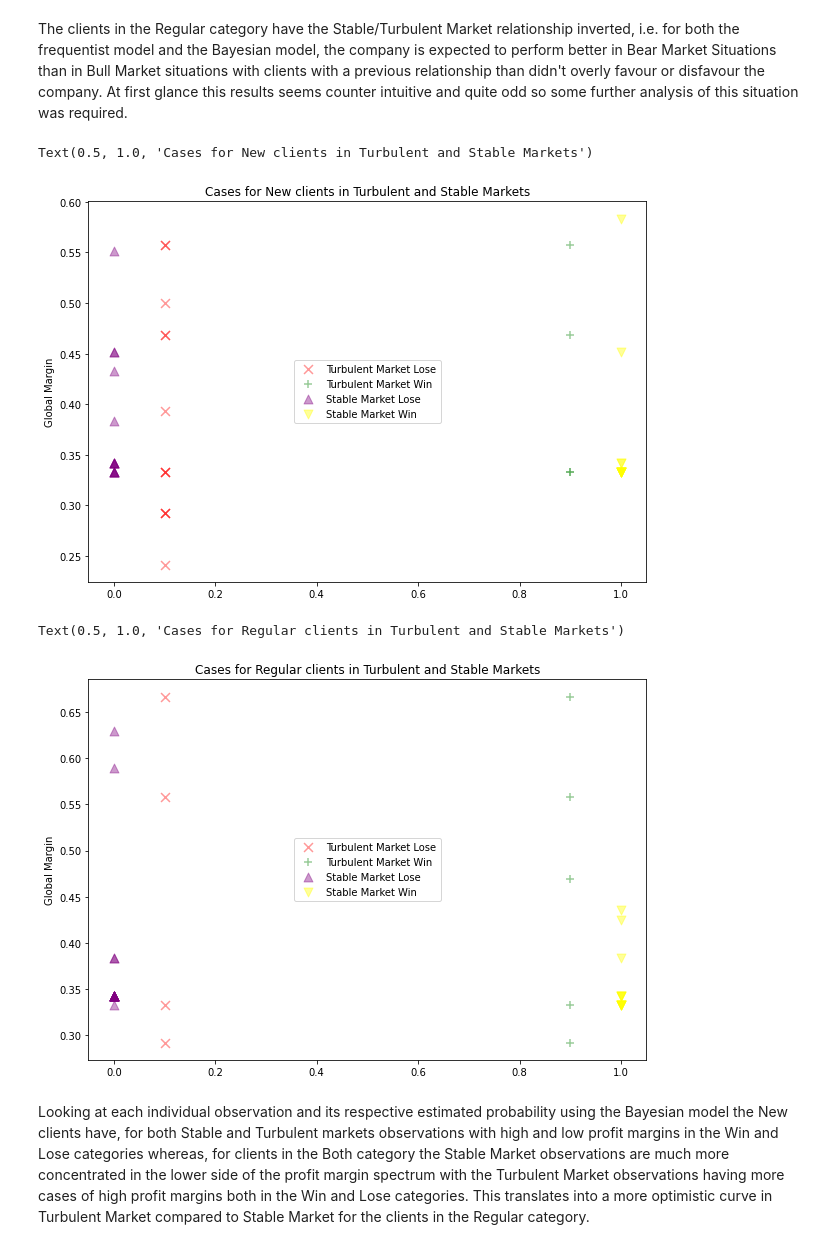
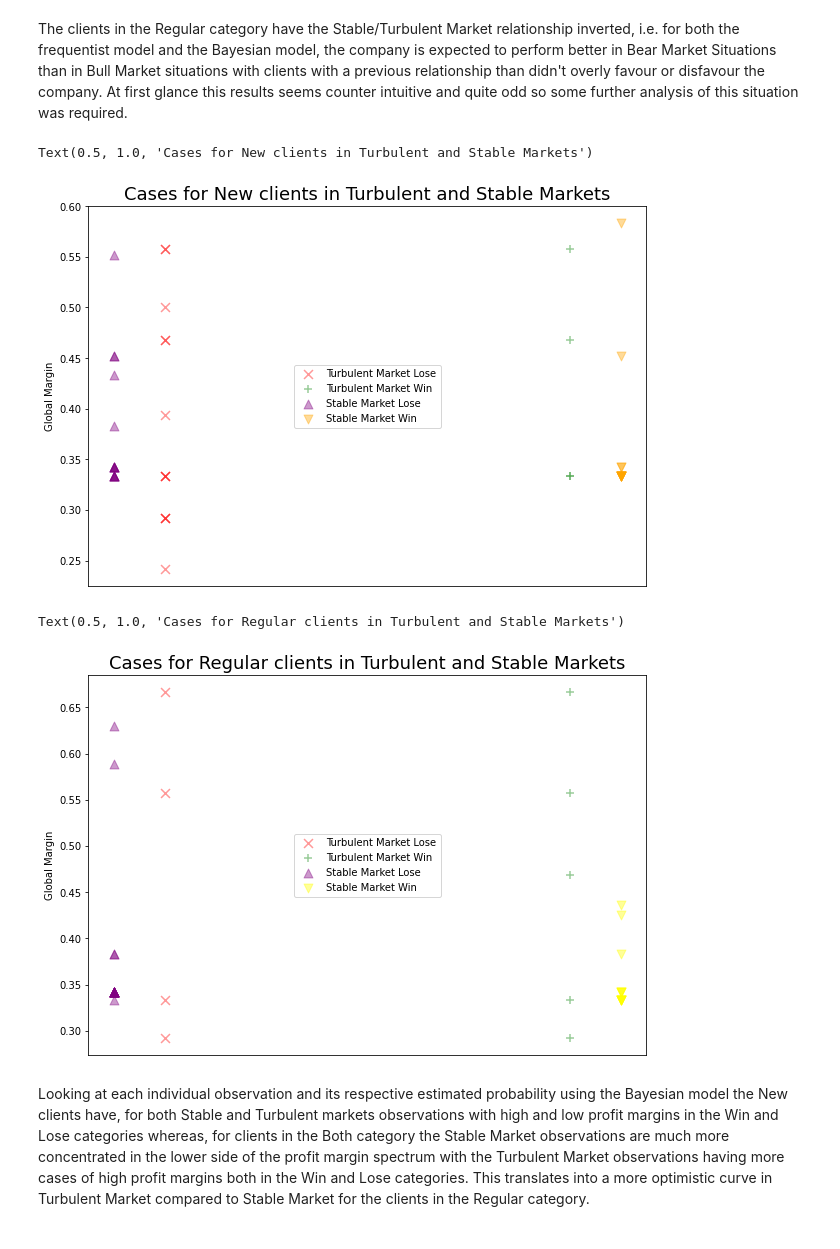
Before and after one commit to brunomrpires/market_tender_performance, a Jupyter notebook: Market_Influence/code.ipynb, the cells around one changed output. Saved outputs shown, nothing was run; the diff lists cells and outputs as text; code cells hidden in the pictures.

```diff
--- a/Market_Influence/code.ipynb
+++ b/Market_Influence/code.ipynb
@@ -975,9 +1154,9 @@ market_index.name = 'market_index'
 #This file contains internal data from the company and thus won't be available for the public. For your personal project this can be replace by the file containing
 #the information about your company data
 
-company_data = pd.read_excel('Market_Influence/Data/company_tender_data.xlsx')
+company_data = pd.read_excel('Data/company_tender_data.xlsx')
 company_data['Data da proposta'] = pd.to_datetime(company_data['Data da proposta'])
-company_data = company_data.set_index(['Data da proposta'])
+company_data = company_data.set_index('Data da proposta')
 
 # Append market_index to each observation
 to_quarters = pd.PeriodIndex(company_data.index, freq='Q')
@@ -1085,6 +1365,7 @@ data = data[['K',
                 'symp_1',
                 'symp_2',
                 'symp_3',
+                'Sympathy',
                 'Win']]
 
 data.columns = ['K',
@@ -1093,4 +1374,5 @@ data.columns = ['K',
                 'Regular',
                 'Friendly',
                 'Unfriendly',
+                'Sympathy',
                 'Adjudicated']
@@ -1129,7 +1469,7 @@ logit = LogisticRegression(C=100,
                            penalty='l2',
                            solver = 'liblinear',
                            class_weight = {0:1.5, 1:1},
-                           fit_intercept = False)
+                           fit_intercept = True)
 
 logit_fit = logit.fit(train_s[['K','Market Index','New','Regular','Friendly','Unfriendly']].values,
           train_s['Adjudicated'].values)
@@ -1359,0 +1807,29 @@ We can then compute the curves for each client category for the success probabil
+# %%
+from scipy.stats import chi2
+
+#Perform LLT on the Beta coefficients to assess their significance
+robust_coef = [10.563,-5.140,-0.049,1.468,2.674,19.208,-15.031]
+positions = np.arange(len(data))
+random.seed(5)
+random.shuffle(positions)
+train_s, test_s = data.iloc[positions[:90],:],data.iloc[positions[90:],:]
+
+def log_like(beta, data,variables):
+  probs = logit_prob(data[variables].values,data['Adjudicated'].values,beta)
+  y_true = data['Adjudicated'].values
+  results = 0
+  for i in range(len(probs)):
+    results = results + y_true[i]*np.log(probs[i])+(1-y_true[i])*np.log(1-probs[i])
+  return results
+
+def lrt(beta_hat, beta, data, variables):
+  log_hat = log_like(beta_hat, data, variables)
+  log = log_like(beta, data, variables)
+  lr = 2*(log_hat-log)
+  return lr
+
+for i in range(len(robust_coef)):
+  coef_miss = copy.deepcopy(robust_coef)
+  coef_miss[i]=0
+  statistics = lrt(robust_coef,coef_miss, data, ['intercept', 'K','Market Index','New','Regular','Friendly','Unfriendly'])
+  print('Beta ' + str(i) + ' : ' + str(statistics) + ' , statistics value for alpha = 0.90 : '  + str(np.round(chi2.sf(statistics,1),4)))
@@ -2231,29 +2721,35 @@ datat_new_win = copy.deepcopy(datat_new[datat_new["Adjudicated"]==1])
 datat_reg_lose = copy.deepcopy(datat_reg[datat_reg["Adjudicated"]==0])
 datat_reg_win = copy.deepcopy(datat_reg[datat_reg["Adjudicated"]==1])
 # %%
-plt.figure(figsize=(10,7))
+
+
+fig = plt.figure(figsize=(10,7))
 plt.scatter(np.repeat(0.1,len(datat_new_lose['K'].values)),datat_new_lose['K'].values, color='red', marker='x', s=80,alpha=0.4)
 plt.scatter(np.repeat(0.9,len(datat_new_win['K'].values)),datat_new_win['K'].values,color='green', marker='+', s=80,alpha=0.4)
 plt.scatter(np.repeat(0,len(datas_new_lose['K'].values)),datas_new_lose['K'].values, color='purple', marker='^', s=80,alpha=0.4)
-plt.scatter(np.repeat(1,len(datas_new_win['K'].values)),datas_new_win['K'].values,color='yellow', marker='v', s=80,alpha=0.4)
+plt.scatter(np.repeat(1,len(datas_new_win['K'].values)),datas_new_win['K'].values,color='orange', marker='v', s=80,alpha=0.4)
+ax = plt.gca()
+ax.get_xaxis().set_visible(False)
 plt.legend(['Turbulent Market Lose','Turbulent Market Win','Stable Market Lose','Stable Market Win'], loc="center")
 plt.ylabel('Global Margin')
-plt.title('Cases for New clients in Turbulent and Stable Markets')
+plt.title('Cases for New clients in Turbulent and Stable Markets', fontsize=18)
 # %% [output]
 Text(0.5, 1.0, 'Cases for New clients in Turbulent and Stable Markets')
-[figure, old version]
+[figure, new version]
 # %%
 plt.figure(figsize=(10,7))
 plt.scatter(np.repeat(0.1,len(datat_reg_lose['K'].values)),datat_reg_lose['K'].values, color='red', marker='x', s=80,alpha=0.4)
 plt.scatter(np.repeat(0.9,len(datat_reg_win['K'].values)),datat_reg_win['K'].values,color='green', marker='+', s=80,alpha=0.4)
 plt.scatter(np.repeat(0,len(datas_reg_lose['K'].values)),datas_reg_lose['K'].values, color='purple', marker='^', s=80,alpha=0.4)
 plt.scatter(np.repeat(1,len(datas_reg_win['K'].values)),datas_reg_win['K'].values,color='yellow', marker='v', s=80,alpha=0.4)
+ax = plt.gca()
+ax.get_xaxis().set_visible(False)
 plt.legend(['Turbulent Market Lose','Turbulent Market Win','Stable Market Lose','Stable Market Win'], loc="center")
 plt.ylabel('Global Margin')
-plt.title('Cases for Regular clients in Turbulent and Stable Markets')
+plt.title('Cases for Regular clients in Turbulent and Stable Markets', fontsize=18)
 # %% [output]
 Text(0.5, 1.0, 'Cases for Regular clients in Turbulent and Stable Markets')
-[figure, old version]
+[figure, new version]
 # %% [markdown]
 Looking at each individual observation and its respective estimated probability using the Bayesian model the New clients have, for both Stable and Turbulent markets observations with high and low profit margins in the Win and Lose categories whereas, for clients in the Both category the Stable Market observations are much more concentrated in the lower side of the profit margin spectrum with the Turbulent Market observations having more cases of high profit margins both in the Win and Lose categories. This translates into a more optimistic curve in Turbulent Market compared to Stable Market for the clients in the Regular category.
 # %% [markdown]
```
Also changed, not shown: parts of 55 cells of this notebook.
